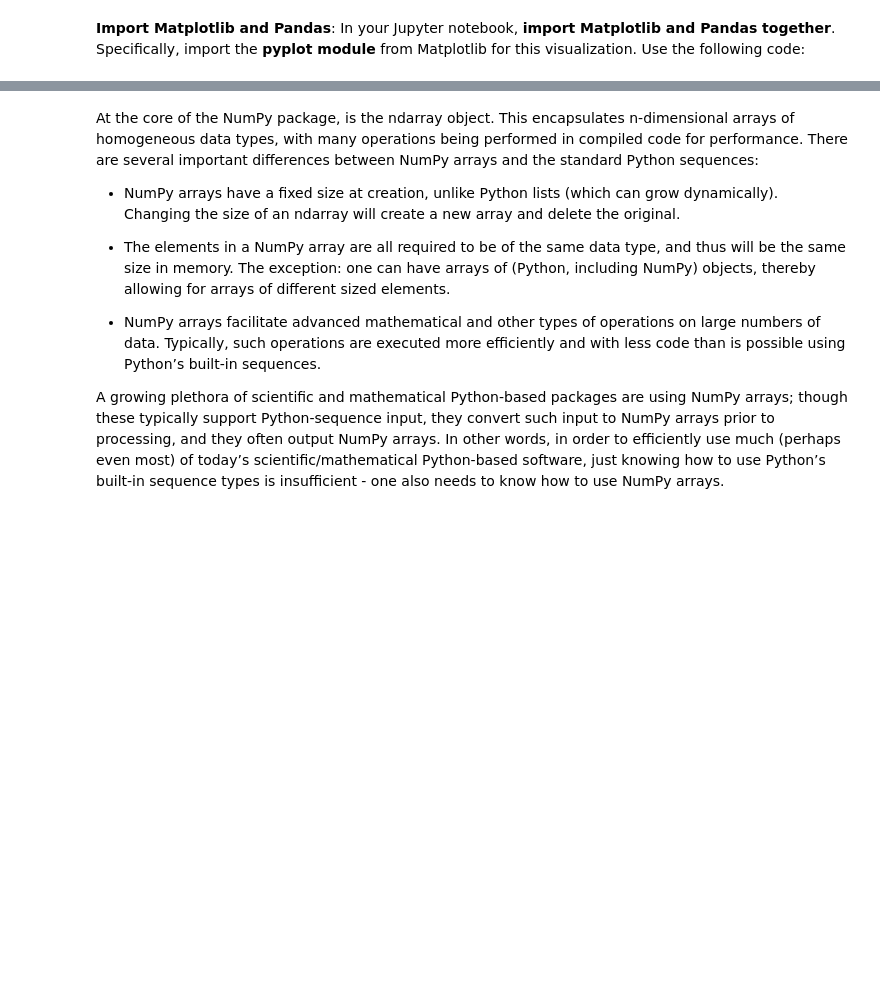
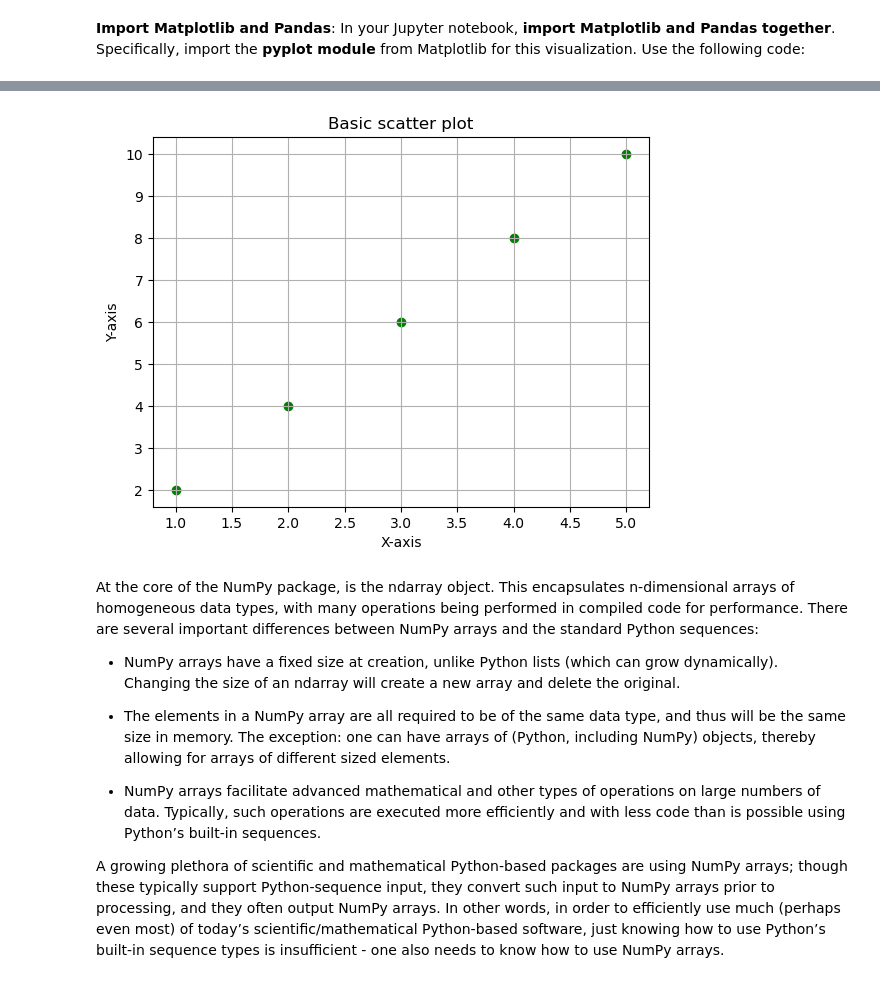
Before and after one commit to DS-Training-2020/NOTES, a Jupyter notebook: day4-python.ipynb, the cells around one changed output, grey strips where cells are left out. Saved outputs shown, nothing was run; the diff lists cells and outputs as text; code cells hidden in the pictures; blank space fills up the shorter version.

```diff
--- a/day4-python.ipynb
+++ b/day4-python.ipynb
@@ -354,3 +426,12 @@ import matplotlib.pyplot as plt
+# %%
+plt.scatter(x,y,color = "green", marker="o")
+plt.xlabel("X-axis")
+plt.ylabel("Y-axis")
+plt.title("Basic scatter plot")
+plt.grid(True)
+plt.show()
+# %% [output]
+[figure, added]
 # %% [markdown]
 At the core of the NumPy package, is the ndarray object. This encapsulates n-dimensional arrays of homogeneous data types, with many operations being performed in compiled code for performance. There are several important differences between NumPy arrays and the standard Python sequences:
 
```
Also changed, not shown: parts of 8 cells of this notebook.
